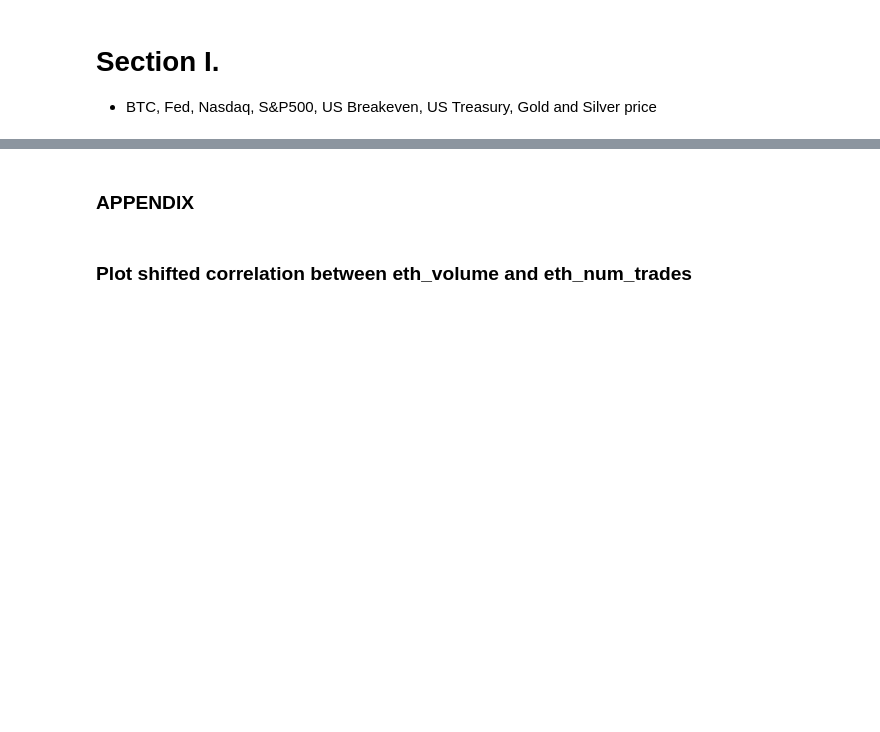
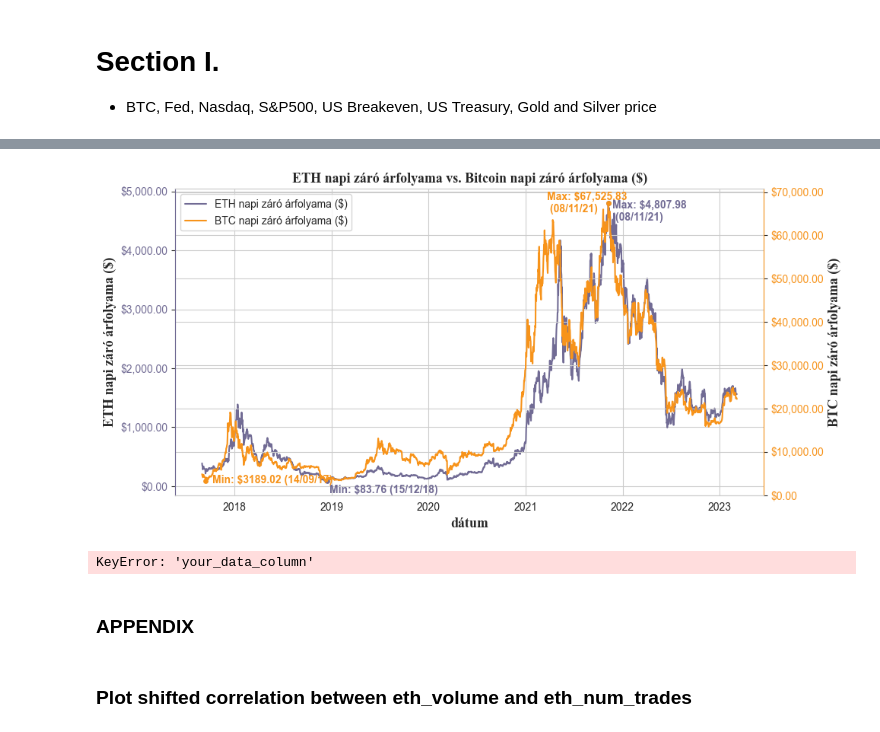
Before and after one commit to danieltar18/ethereum_analysis, a Jupyter notebook: statistics_of_training_dataset.ipynb, the cells around one changed output, grey strips where cells are left out. Saved outputs shown, nothing was run; the diff lists cells and outputs as text; code cells hidden in the pictures; blank space fills up the shorter version.

```diff
--- a/statistics_of_training_dataset.ipynb
+++ b/statistics_of_training_dataset.ipynb
@@ -26,6 +26,7 @@ color4 = "#14044d"
 color5 = "#48cbd9"
 color6 = "#716b94"
 color7 = "#30ba96"
+color_btc = "#f7931a"
 # %%
 ## Check for stationarity
 from statsmodels.tsa.stattools import adfuller
@@ -305,3 +353,38 @@ plt.show()
+# %%
+plot_2_lineplots_sep_axis(section1,
+                          "eth_close",
+                          "btc_close",
+                          "ETH napi záró árfolyama vs. Bitcoin napi záró árfolyama ($)",
+                          "ETH napi záró árfolyama ($)",
+                          color6,
+                          "BTC napi záró árfolyama ($)",
+                          color_btc,
+                          save_name='charts/section1/eth_vs_btc.png',
+                          is_l1_dollar=True,
+                          l1_decimals=True,
+                          is_l2_dollar=True,
+                          l2_decimals=True,
+                          show_min_max=True,
+                          l1_margins = [10, -200, 15, -300], l2_margins=[25, -500, -230, -2100])
+# %% [output]
+[figure, added]
+# %%
+# Fit a third-degree polynomial curve to the data
+x = np.arange(len(df))
+y = df['your_data_column'].values
+p = np.polyfit(x, y, deg=3)
+
+# Plot the polynomial curve as a trendline
+plt.plot(df.index, np.polyval(p, x), 'r--', label='Trendline')
+
+# Customize the plot
+plt.xlabel('Date')
+plt.ylabel('Your Data')
+plt.title('Your Title')
+plt.legend()
+plt.show()
+# %% [output]
+KeyError: 'your_data_column'
 # %%
 test = df[[i for i in df if i != "month"]]
 # %%
```
Also changed, not shown: parts of 15 cells of this notebook.
